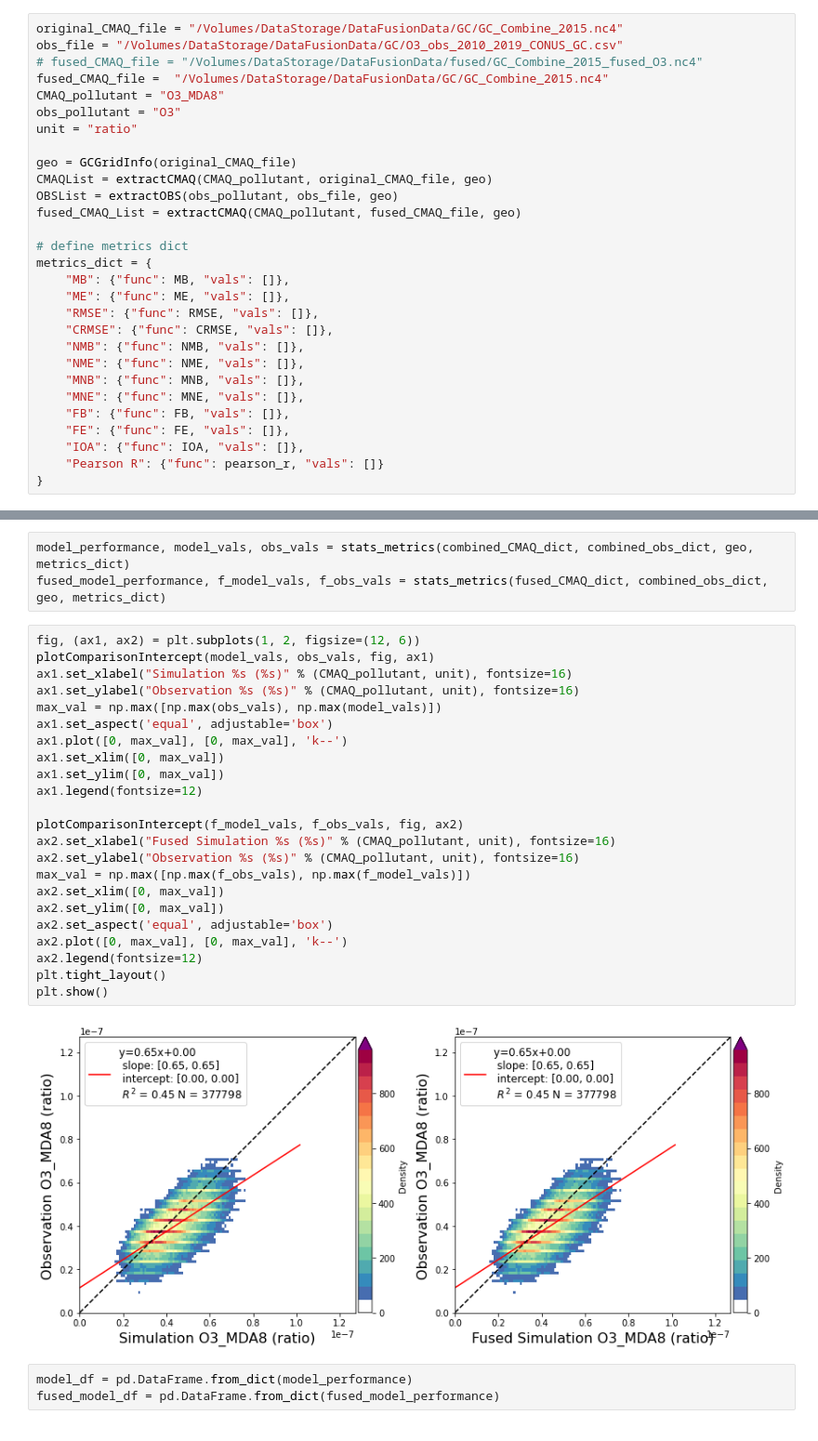
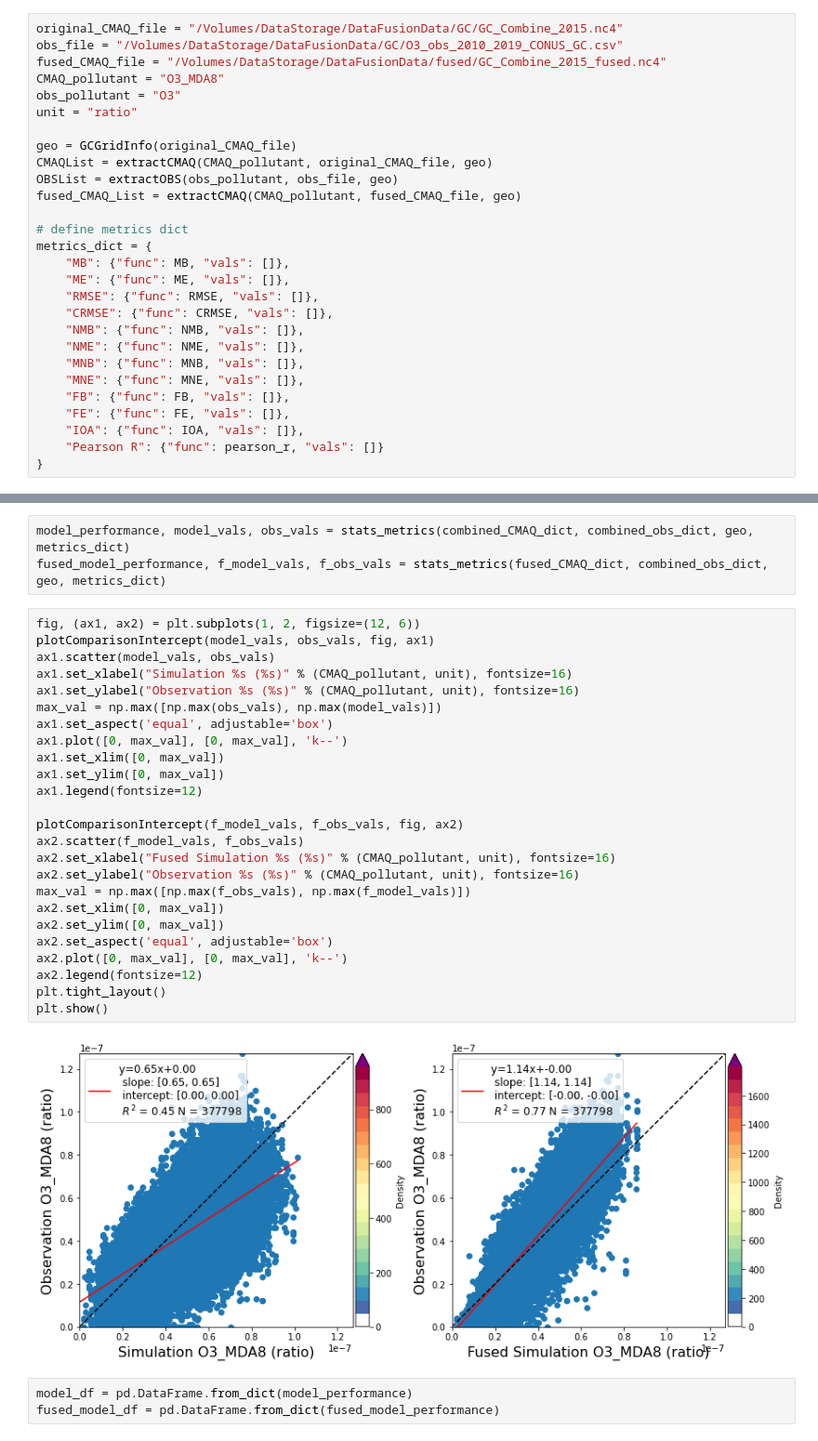
Before and after one commit to zli867/DataFusion, a Jupyter notebook: DataFusion_Evaluation.ipynb, the cells around one changed output, grey strips where cells are left out. Shown at 93% size. Saved outputs shown, nothing was run; the diff lists cells and outputs as text.

```diff
--- a/DataFusion_Evaluation.ipynb
+++ b/DataFusion_Evaluation.ipynb
@@ -17,8 +17,7 @@ import pandas as pd
 # %%
 original_CMAQ_file = "/Volumes/DataStorage/DataFusionData/GC/GC_Combine_2015.nc4"
 obs_file = "/Volumes/DataStorage/DataFusionData/GC/O3_obs_2010_2019_CONUS_GC.csv"
-# fused_CMAQ_file = "/Volumes/DataStorage/DataFusionData/fused/GC_Combine_2015_fused_O3.nc4"
-fused_CMAQ_file =  "/Volumes/DataStorage/DataFusionData/GC/GC_Combine_2015.nc4"
+fused_CMAQ_file = "/Volumes/DataStorage/DataFusionData/fused/GC_Combine_2015_fused.nc4"
 CMAQ_pollutant = "O3_MDA8"
 obs_pollutant = "O3"
 unit = "ratio"
@@ -105,28 +104,30 @@ fused_model_performance, f_model_vals, f_obs_vals = stats_metrics(fused_CMAQ_dic
 # %%
 fig, (ax1, ax2) = plt.subplots(1, 2, figsize=(12, 6))
 plotComparisonIntercept(model_vals, obs_vals, fig, ax1)
+ax1.scatter(model_vals, obs_vals)
 ax1.set_xlabel("Simulation %s (%s)" % (CMAQ_pollutant, unit), fontsize=16)
 ax1.set_ylabel("Observation %s (%s)" % (CMAQ_pollutant, unit), fontsize=16)
 max_val = np.max([np.max(obs_vals), np.max(model_vals)])
 ax1.set_aspect('equal', adjustable='box')
 ax1.plot([0, max_val], [0, max_val], 'k--')
 ax1.set_xlim([0, max_val])
 ax1.set_ylim([0, max_val])
 ax1.legend(fontsize=12)
 
 plotComparisonIntercept(f_model_vals, f_obs_vals, fig, ax2)
+ax2.scatter(f_model_vals, f_obs_vals)
 ax2.set_xlabel("Fused Simulation %s (%s)" % (CMAQ_pollutant, unit), fontsize=16)
 ax2.set_ylabel("Observation %s (%s)" % (CMAQ_pollutant, unit), fontsize=16)
 max_val = np.max([np.max(f_obs_vals), np.max(f_model_vals)])
 ax2.set_xlim([0, max_val])
 ax2.set_ylim([0, max_val])
 ax2.set_aspect('equal', adjustable='box')
 ax2.plot([0, max_val], [0, max_val], 'k--')
 ax2.legend(fontsize=12)
 plt.tight_layout()
 plt.show()
 # %% [output]
-[figure, old version]
+[figure, new version]
 # %%
 model_df = pd.DataFrame.from_dict(model_performance)
 fused_model_df = pd.DataFrame.from_dict(fused_model_performance)
```
Also changed, not shown: parts of 2 cells of this notebook, 10 other files.
